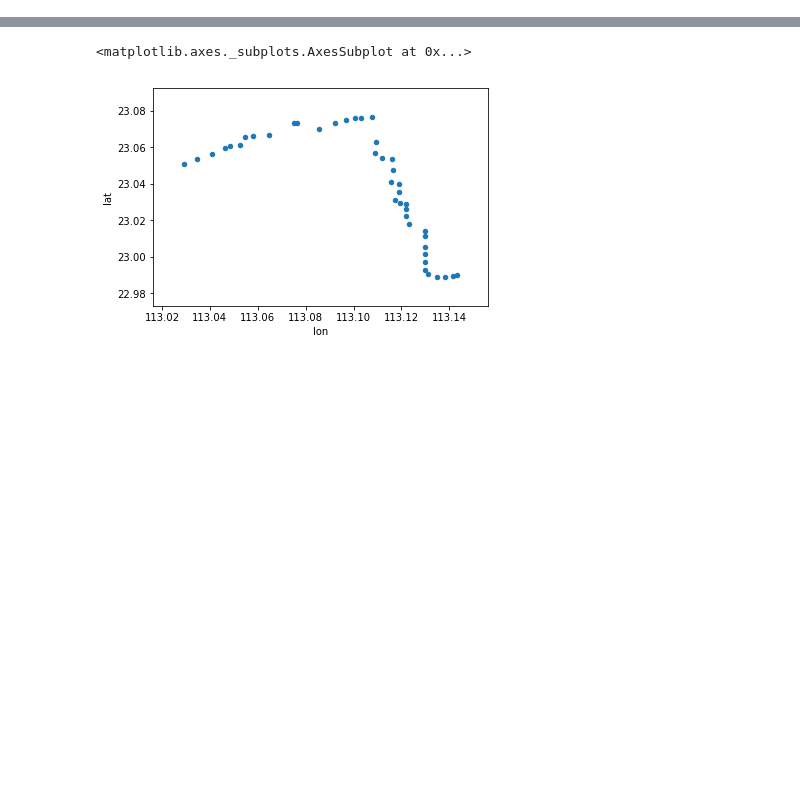
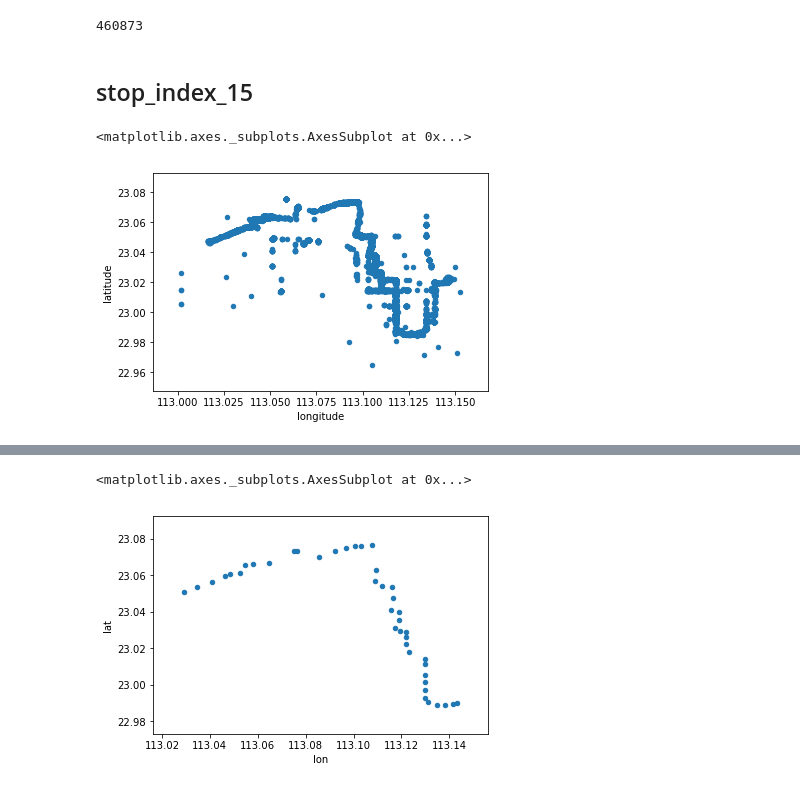
Before and after one commit to chenkf/SI699, a Jupyter notebook: busstop.ipynb, the cells around one changed output, grey strips where cells are left out. Saved outputs shown, nothing was run; the diff lists cells and outputs as text; code cells hidden in the pictures; blank space fills up the shorter version.

```diff
--- a/busstop.ipynb
+++ b/busstop.ipynb
@@ -153,0 +23,6 @@ stop_loc_df_unique.plot.scatter("longitude","latitude")
+# %%
+# type(complete_df['calibrated_time'][0])
+# complete_df.head()
+bus1 = complete_df[complete_df["licence_plate_number"] == "粤E19204"]
+# bus1.head()
+complete_df.licence_plate_number.describe()
@@ -153,0 +35,26 @@ stop_loc_df_unique.plot.scatter("longitude","latitude")
+# %%
+# find out all points that the bus stopped for the minimal time
+# it will take an hour to run
+not_working = []
+for plate in complete_df["licence_plate_number"].unique():
+    bus1 = complete_df[complete_df["licence_plate_number"] == plate]
+#     bus1 = bus1.reset_index(drop=True)
+    first_index = bus1.index[0]
+    last_loc = (bus1.loc[first_index]["longitude"], bus1.loc[first_index]["latitude"])
+    caching = []
+    for i in bus1.index:
+        if bus1.loc[i]["longitude"] == last_loc[0] and bus1.loc[i]["latitude"] == last_loc[1]:
+            caching.append(i)
+#             print i
+        else:
+            if len(caching) > 1: # if
+                not_working.append(caching)
+#                 print caching
+            # reset the cache
+            caching = [i]
+            last_loc = (bus1.loc[i]["longitude"], bus1.loc[i]["latitude"])
+
+    print str(plate)
+#     break
+
+print len(not_working)
@@ -153,0 +82,19 @@ stop_loc_df_unique.plot.scatter("longitude","latitude")
+# %%
+len(not_working)
+# %% [output]
+460873
+# %% [markdown]
+## stop_index_15
+# %%
+stop_index_15 = [point[0] for point in not_working if (complete_df.loc[point[-1],"calibrated_time"] - complete_df.loc[point[0],"calibrated_time"]).total_seconds() > 15]
+# %%
+# len(stop_index_15)  136629
+# len(not_working)   800000+
+stop_loc_15_df = complete_df.loc[stop_index_15][["longitude","latitude"]]
+stop_loc_15_df = stop_loc_15_df[(stop_loc_15_df["latitude"]>22.8)&
+                          (stop_loc_15_df["longitude"]>113.00) &(stop_loc_15_df["longitude"]<113.2)]
+# %%
+stop_loc_15_df.plot.scatter("longitude","latitude")
+# %% [output]
+<matplotlib.axes._subplots.AxesSubplot at 0x...>
+[figure, added]
```
Also changed, not shown: parts of 67 cells of this notebook.
